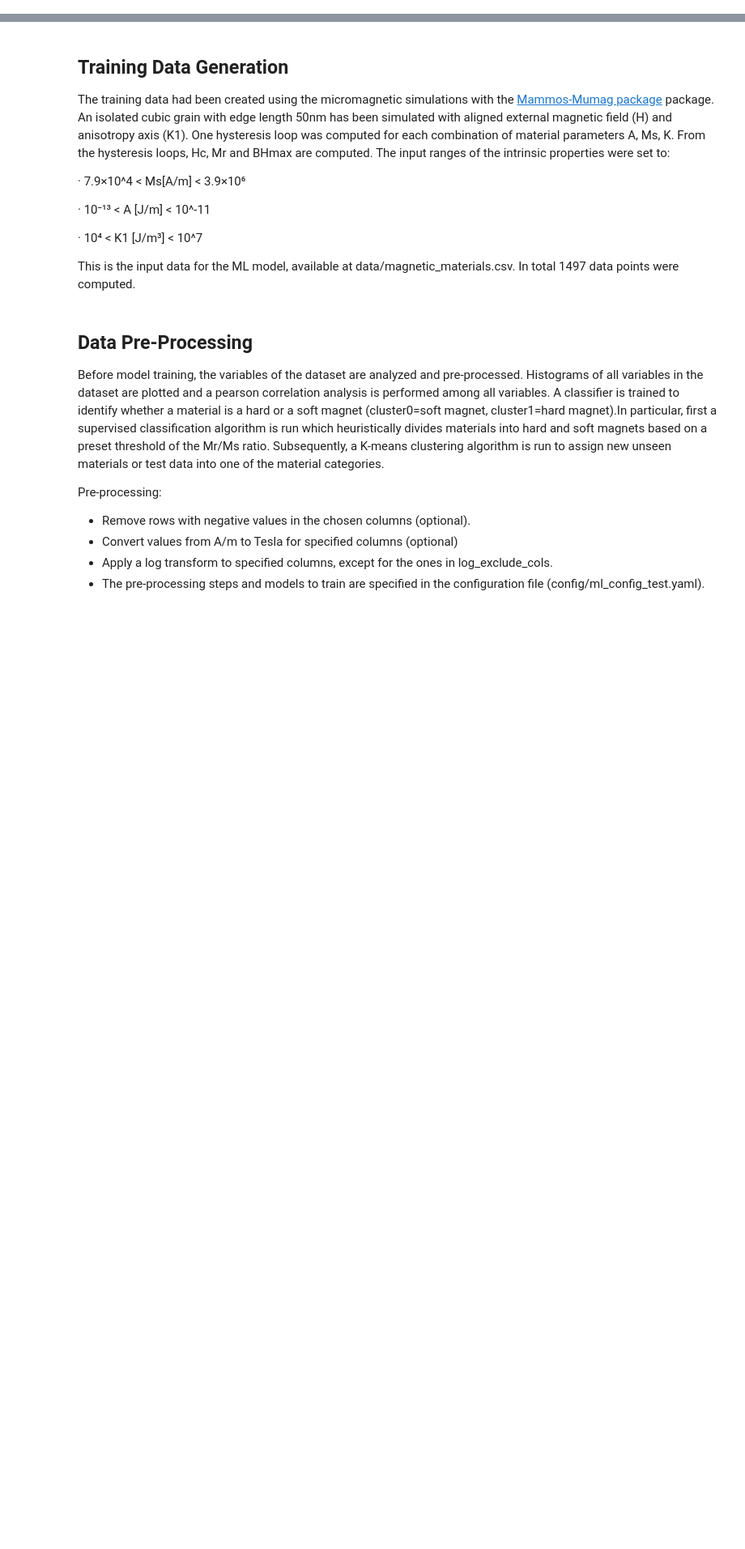
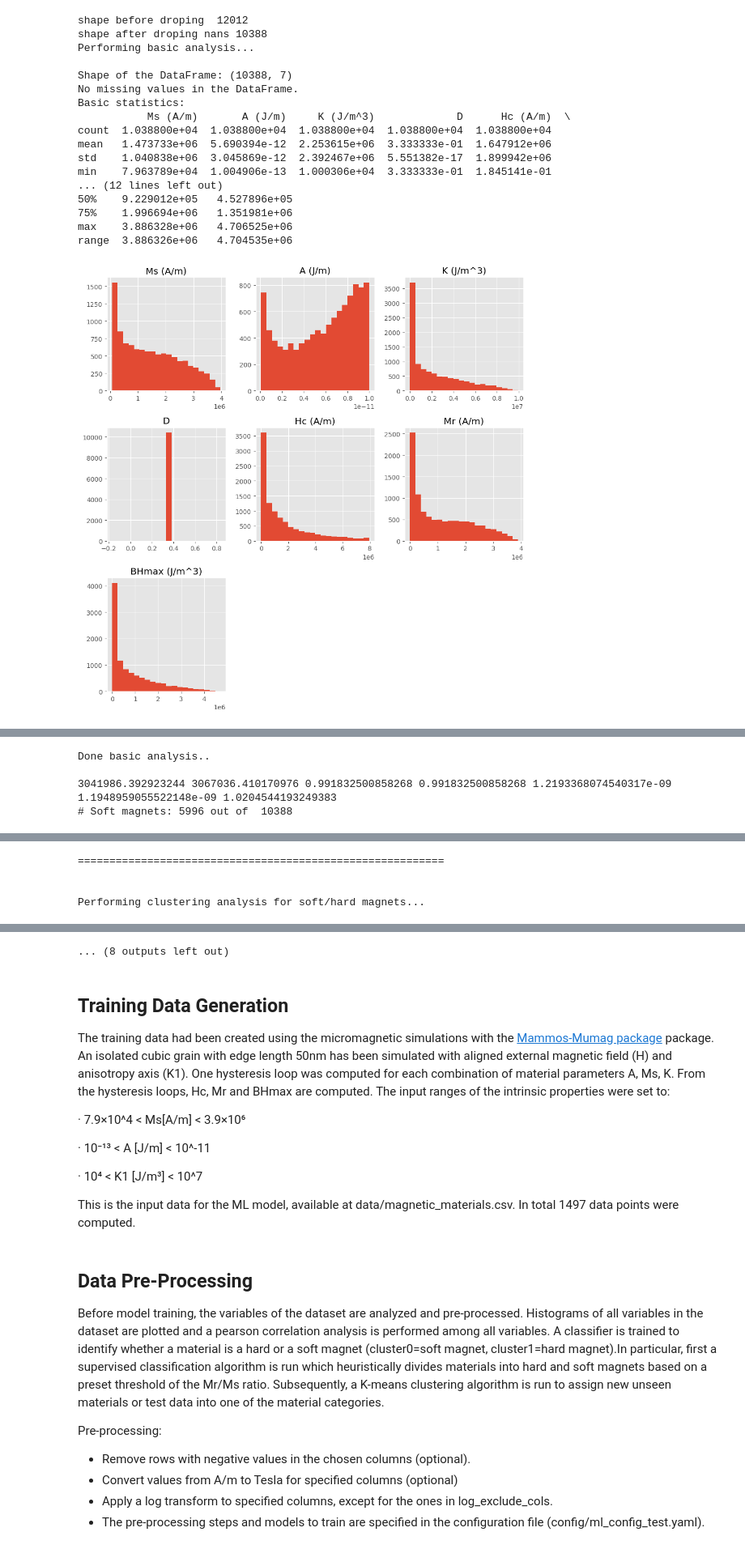
Before and after one commit to MaMMoS-project/ML-models, a Jupyter notebook: beyond-stoner-wohlfarth/inverse-single-grain-easy-axis-model/demonstrator_notebook/analysis.ipynb, the cells around one changed output, grey strips where cells are left out. Shown at 81% size. Cells and saved outputs as stored; diff of their text form; code cells hidden in the pictures; blank space fills up the shorter version.

Commit message:
add plots demonstrator notebook

```diff
--- a/beyond-stoner-wohlfarth/inverse-single-grain-easy-axis-model/demonstrator_notebook/analysis.ipynb
+++ b/beyond-stoner-wohlfarth/inverse-single-grain-easy-axis-model/demonstrator_notebook/analysis.ipynb
@@ -11,0 +10,21 @@ ModuleNotFoundError: No module named 'src'
+# %%
+analyze_magnetic_data(data_path='../data/single_grain_cube_50nm_aligned.csv')
+# %% [output]
+shape before droping  12012
+shape after droping nans 10388
+Performing basic analysis...
+
+Shape of the DataFrame: (10388, 7)
+No missing values in the DataFrame.
+Basic statistics:
+           Ms (A/m)       A (J/m)     K (J/m^3)             D      Hc (A/m)  \
+count  1.038800e+04  1.038800e+04  1.038800e+04  1.038800e+04  1.038800e+04
+mean   1.473733e+06  5.690394e-12  2.253615e+06  3.333333e-01  1.647912e+06
+std    1.040838e+06  3.045869e-12  2.392467e+06  5.551382e-17  1.899942e+06
+min    7.963789e+04  1.004906e-13  1.000306e+04  3.333333e-01  1.845141e-01
+... (12 lines left out)
+50%    9.229012e+05   4.527896e+05
+75%    1.996694e+06   1.351981e+06
+max    3.886328e+06   4.706525e+06
+range  3.886326e+06   4.704535e+06
+[figure, added]
@@ -11,0 +32,4 @@ ModuleNotFoundError: No module named 'src'
+Done basic analysis..
+
+3041986.392923244 3067036.410170976 0.991832500858268 0.991832500858268 1.2193368074540317e-09 1.1948959055522148e-09 1.0204544193249383
+# Soft magnets: 5996 out of  10388
@@ -11,0 +42,4 @@ ModuleNotFoundError: No module named 'src'
+==========================================================
+
+
+Performing clustering analysis for soft/hard magnets...
@@ -12,3 +47,4 @@ ModuleNotFoundError: No module named 'src'
+... (8 outputs left out)
 # %% [markdown]
 ## Training Data Generation
 The training data had been created using the micromagnetic simulations with the [Mammos-Mumag package](https://github.com/MaMMoS-project/mammos-mumag) package. An isolated cubic grain with edge length 50nm has been simulated with aligned external magnetic field (H) and anisotropy axis (K1). One hysteresis loop was computed for each combination of material parameters A, Ms, K. From the hysteresis loops, Hc, Mr and BHmax are computed. The input ranges of the intrinsic properties were set to:
```
Also changed, not shown: parts of 6 cells of this notebook.
